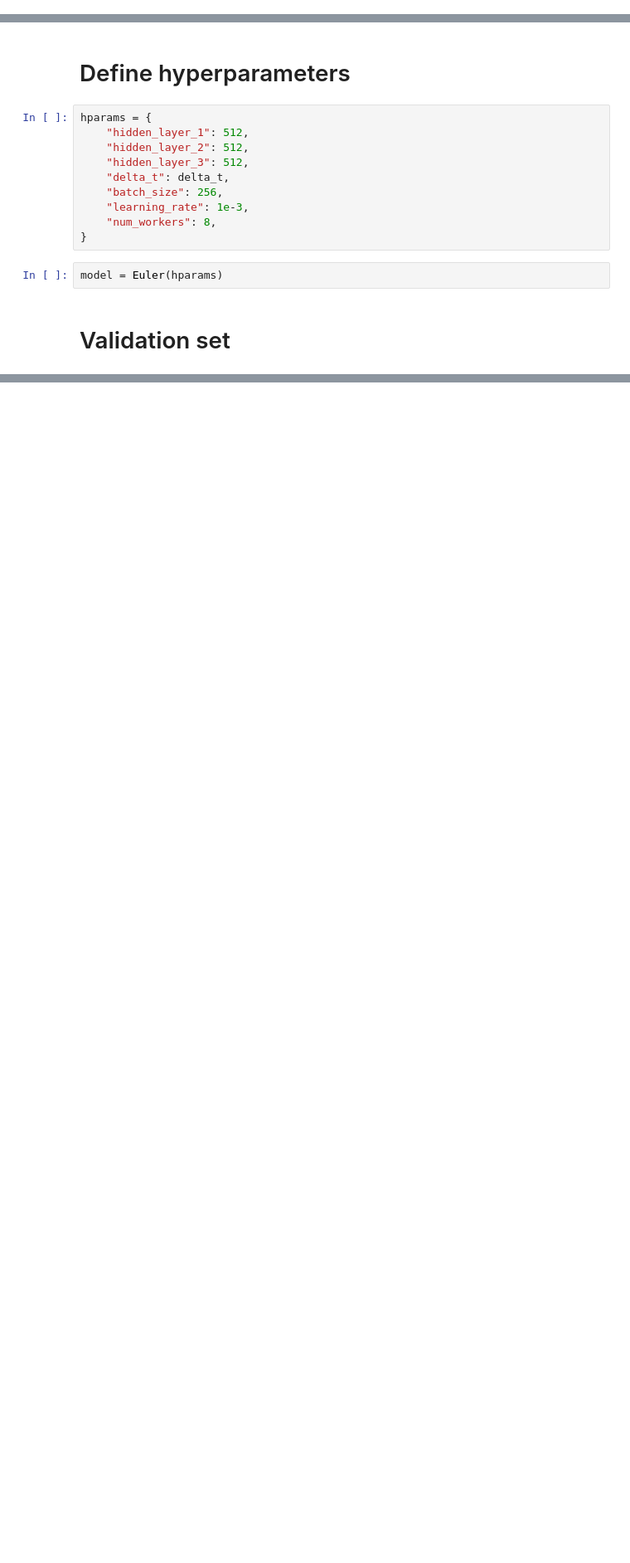
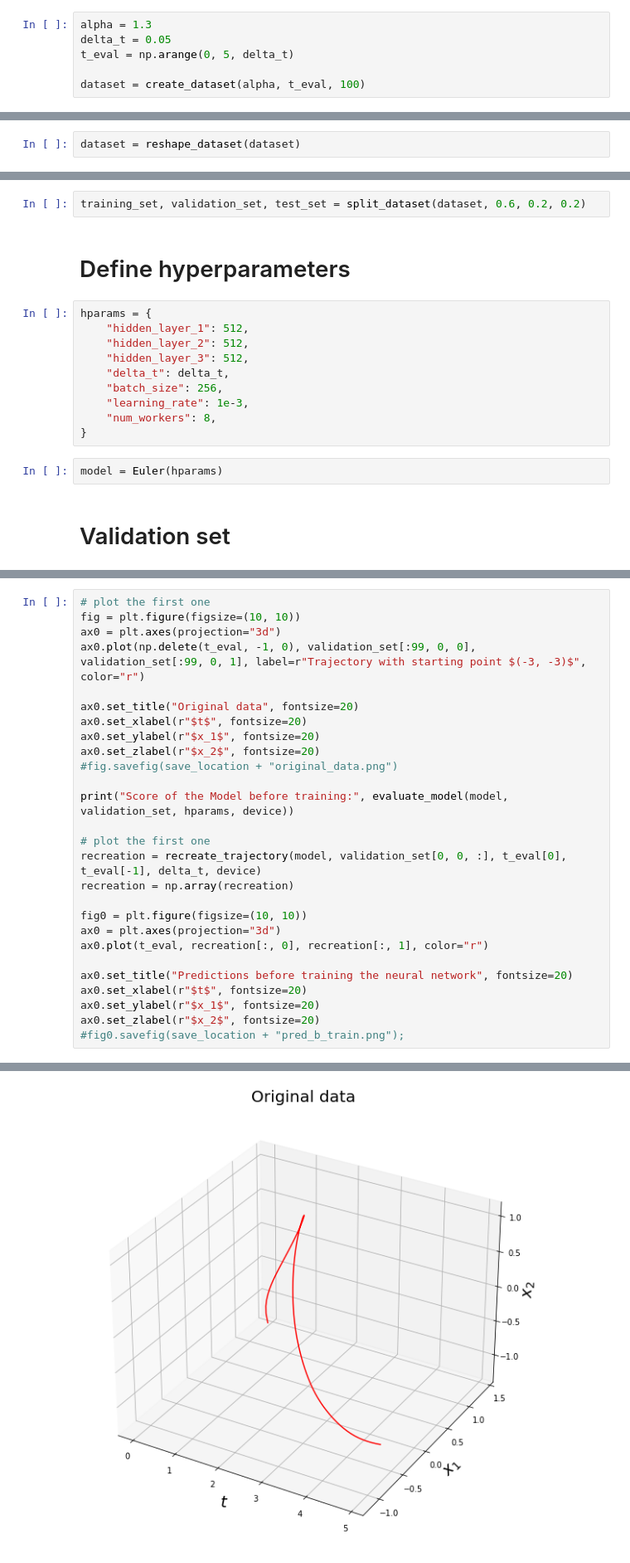
Before and after one commit to mlcms-SS22-Group-A/mlcms-SS22-Group-A, a Jupyter notebook: Euler.ipynb, the cells around one changed output, grey strips where cells are left out. Shown at 83% size. Cells and saved outputs as stored; diff of their text form; blank space fills up the shorter version.

```diff
--- a/Euler.ipynb
+++ b/Euler.ipynb
@@ -59 +31,7 @@ plot_trajectory(sols[999], t_start, t_end, delta_t)
+# %%
+alpha = 1.3
+delta_t = 0.05
+t_eval = np.arange(0, 5, delta_t)
+
+dataset = create_dataset(alpha, t_eval, 100)
 # %% [markdown]
@@ -91,0 +39,2 @@ print("train_dataset shape: ", train_dataset.shape)
+# %%
+dataset = reshape_dataset(dataset)
@@ -92,3 +43,5 @@ print("train_dataset shape: ", train_dataset.shape)
+# %%
+training_set, validation_set, test_set = split_dataset(dataset, 0.6, 0.2, 0.2)
 # %% [markdown]
 # Define hyperparameters
 # %%
@@ -211,0 +61,28 @@ plt.quiver(positions[:, :, 0], positions[:, :, 1], derivatives[:, :, 0], derivat
+# %%
+# plot the first one
+fig = plt.figure(figsize=(10, 10))
+ax0 = plt.axes(projection="3d")
+ax0.plot(np.delete(t_eval, -1, 0), validation_set[:99, 0, 0], validation_set[:99, 0, 1], label=r"Trajectory with starting point $(-3, -3)$", color="r")
+
+ax0.set_title("Original data", fontsize=20)
+ax0.set_xlabel(r"$t$", fontsize=20)
+ax0.set_ylabel(r"$x_1$", fontsize=20)
+ax0.set_zlabel(r"$x_2$", fontsize=20)
+#fig.savefig(save_location + "original_data.png")
+
+print("Score of the Model before training:", evaluate_model(model, validation_set, hparams, device))
+
+# plot the first one
+recreation = recreate_trajectory(model, validation_set[0, 0, :], t_eval[0], t_eval[-1], delta_t, device)
+recreation = np.array(recreation)
+
+fig0 = plt.figure(figsize=(10, 10))
+ax0 = plt.axes(projection="3d")
+ax0.plot(t_eval, recreation[:, 0], recreation[:, 1], color="r")
+
+ax0.set_title("Predictions before training the neural network", fontsize=20)
+ax0.set_xlabel(r"$t$", fontsize=20)
+ax0.set_ylabel(r"$x_1$", fontsize=20)
+ax0.set_zlabel(r"$x_2$", fontsize=20)
+#fig0.savefig(save_location + "pred_b_train.png");
+# %% [output]
@@ -211,0 +91 @@ plt.quiver(positions[:, :, 0], positions[:, :, 1], derivatives[:, :, 0], derivat
+[figure, added]
```
Also changed, not shown: parts of 17 cells of this notebook, 3 other files.
